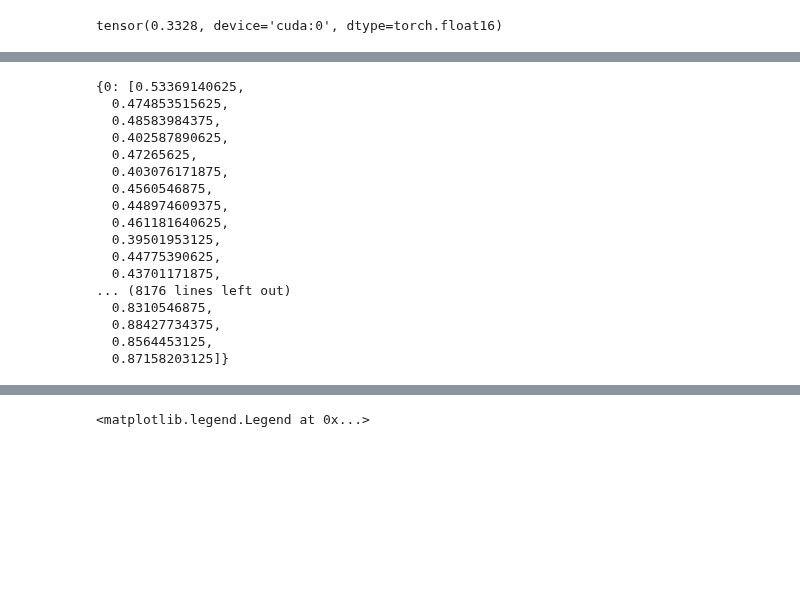
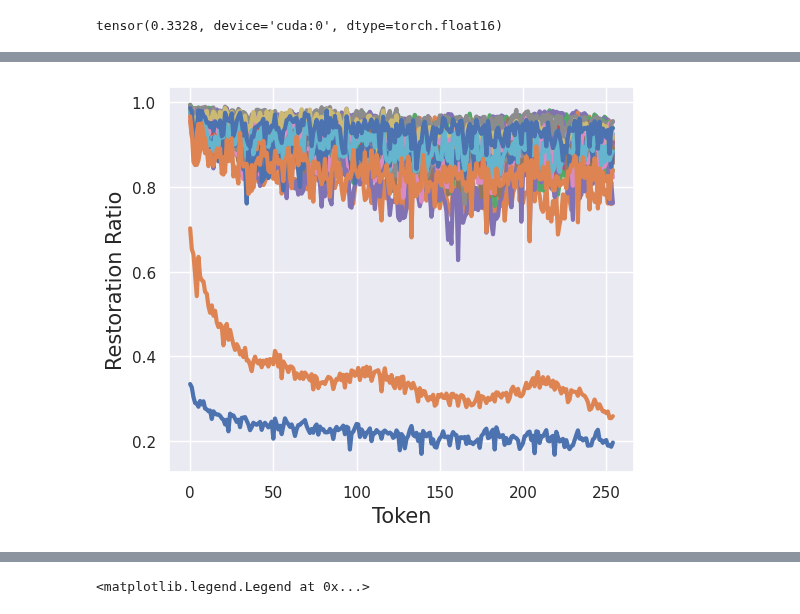
Before and after one commit to ranonrkm/TriForce-legacy, a Jupyter notebook: test.ipynb, the cells around one changed output, grey strips where cells are left out. Cells and saved outputs as stored; diff of their text form; code cells hidden in the pictures; blank space fills up the shorter version.

```diff
--- a/test.ipynb
+++ b/test.ipynb
@@ -295,26 +287,0 @@ for layer in range(32):
-# %%
-import figures
-import numpy as np
-import matplotlib
-import matplotlib.pyplot as plt
-import matplotlib.ticker as ticker
-import pandas as pd
-import seaborn as sns
-
-plt.rcParams["font.family"] = "Times New Roman"
-sns.set_theme()
-# color1='#8da0cb'
-# color2='#fc8d62'
-# color3='#66c2a5'
-# color4='brown'
-
-color1 = '#66c2a5'
-color2 = '#fc8d62'
-color3 = '#8da0cb'
-color4 = '#e78ac3'
-color5 = '#a6d854'
-
-layer_list = []
-for layer in range(32):
-    layer_list.append(sum(long_info[layer])/len(long_info[layer]))
-plt.plot(layer_list)
@@ -324,20 +288,17 @@ plt.plot(layer_list)
-# %%
-long_info
-# %% [output]
-{0: [0.53369140625,
-  0.474853515625,
-  0.48583984375,
-  0.402587890625,
-  0.47265625,
-  0.403076171875,
-  0.4560546875,
-  0.448974609375,
-  0.461181640625,
-  0.39501953125,
-  0.44775390625,
-  0.43701171875,
-... (8176 lines left out)
-  0.8310546875,
-  0.88427734375,
-  0.8564453125,
-  0.87158203125]}
+# %%
+plt.figure(figsize=(6, 5))
+df = pd.read_csv('locality.csv', header=None)
+
+# plot each row as a line
+
+for i in range(32):
+    line = df.iloc[i]
+    y = line[1:256]
+    x = range(len(y))
+    plt.plot(x, y, label=f'layer-{i}', linewidth=3)
+plt.xlabel('Token', fontsize=15)
+plt.ylabel('Restoration Ratio', fontsize=15)
+plt.savefig('locality.png', dpi=300, bbox_inches='tight')
+# plt.legend()
+# %% [output]
+[figure, added]
```
Also changed, not shown: parts of 9 cells of this notebook, 8 other files.
